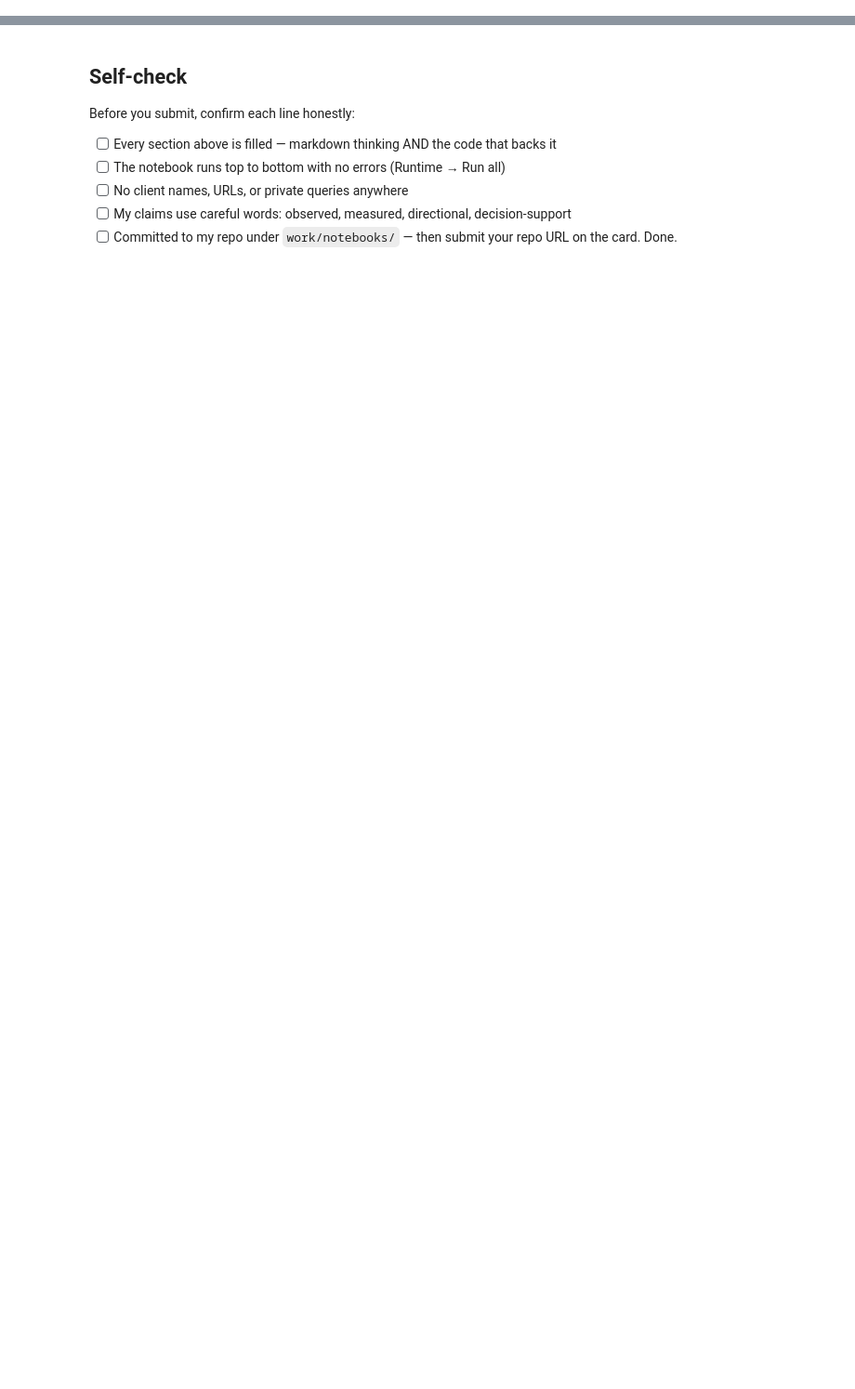
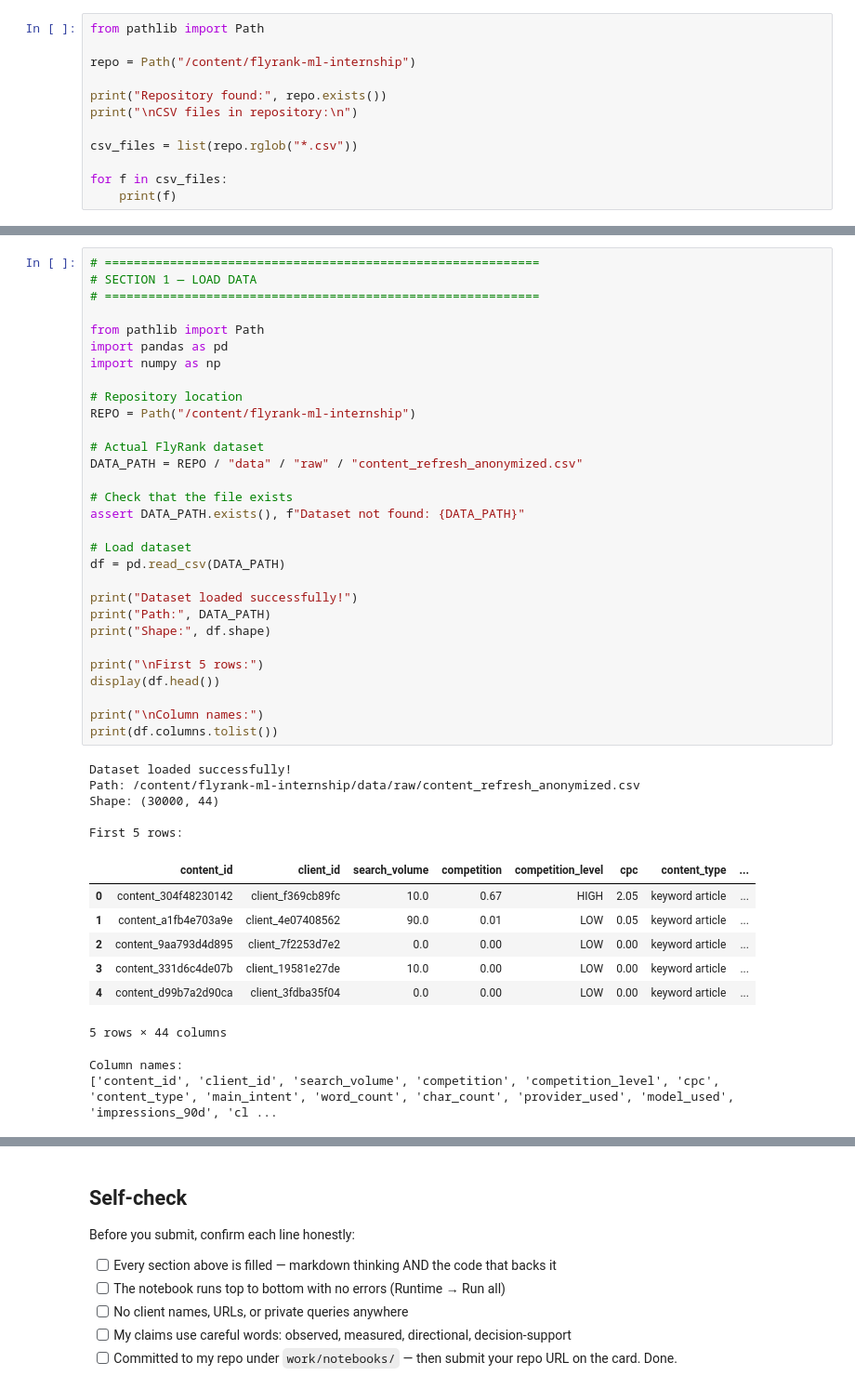
Before and after one commit to akulvibhore/flyrank-ml-internship-, a Jupyter notebook: work/notebooks/w04_baseline_score.ipynb, the cells around one changed output, grey strips where cells are left out. Shown at 93% size. Saved outputs shown, nothing was run; the diff lists cells and outputs as text; blank space fills up the shorter version.

```diff
--- a/work/notebooks/w04_baseline_score.ipynb
+++ b/work/notebooks/w04_baseline_score.ipynb
@@ -36,0 +43,12 @@ This skeleton is yours to fill. Work the sections **in order** — each one has
+# %%
+from pathlib import Path
+
+repo = Path("/content/flyrank-ml-internship")
+
+print("Repository found:", repo.exists())
+print("\nCSV files in repository:\n")
+
+csv_files = list(repo.rglob("*.csv"))
+
+for f in csv_files:
+    print(f)
@@ -36,0 +62,45 @@ This skeleton is yours to fill. Work the sections **in order** — each one has
+# %%
+# ============================================================
+# SECTION 1 — LOAD DATA
+# ============================================================
+
+from pathlib import Path
+import pandas as pd
+import numpy as np
+
+# Repository location
+REPO = Path("/content/flyrank-ml-internship")
+
+# Actual FlyRank dataset
+DATA_PATH = REPO / "data" / "raw" / "content_refresh_anonymized.csv"
+
+# Check that the file exists
+assert DATA_PATH.exists(), f"Dataset not found: {DATA_PATH}"
+
+# Load dataset
+df = pd.read_csv(DATA_PATH)
+
+print("Dataset loaded successfully!")
+print("Path:", DATA_PATH)
+print("Shape:", df.shape)
+
+print("\nFirst 5 rows:")
+display(df.head())
+
+print("\nColumn names:")
+print(df.columns.tolist())
+# %% [output]
+Dataset loaded successfully!
+Path: /content/flyrank-ml-internship/data/raw/content_refresh_anonymized.csv
+Shape: (30000, 44)
+
+First 5 rows:
+|  | content_id | client_id | search_volume | competition | competition_level | cpc | content_type | ... |
+| 0 | content_304f48230142 | client_f369cb89fc | 10.0 | 0.67 | HIGH | 2.05 | keyword article | ... |
+| 1 | content_a1fb4e703a9e | client_4e07408562 | 90.0 | 0.01 | LOW | 0.05 | keyword article | ... |
+| 2 | content_9aa793d4d895 | client_7f2253d7e2 | 0.0 | 0.00 | LOW | 0.00 | keyword article | ... |
+| 3 | content_331d6c4de07b | client_19581e27de | 10.0 | 0.00 | LOW | 0.00 | keyword article | ... |
+| 4 | content_d99b7a2d90ca | client_3fdba35f04 | 0.0 | 0.00 | LOW | 0.00 | keyword article | ... |
+5 rows × 44 columns
+Column names:
+['content_id', 'client_id', 'search_volume', 'competition', 'competition_level', 'cpc', 'content_type', 'main_intent', 'word_count', 'char_count', 'provider_used', 'model_used', 'impressions_90d', 'cl ...
```
Also changed, not shown: parts of 22 cells of this notebook.
